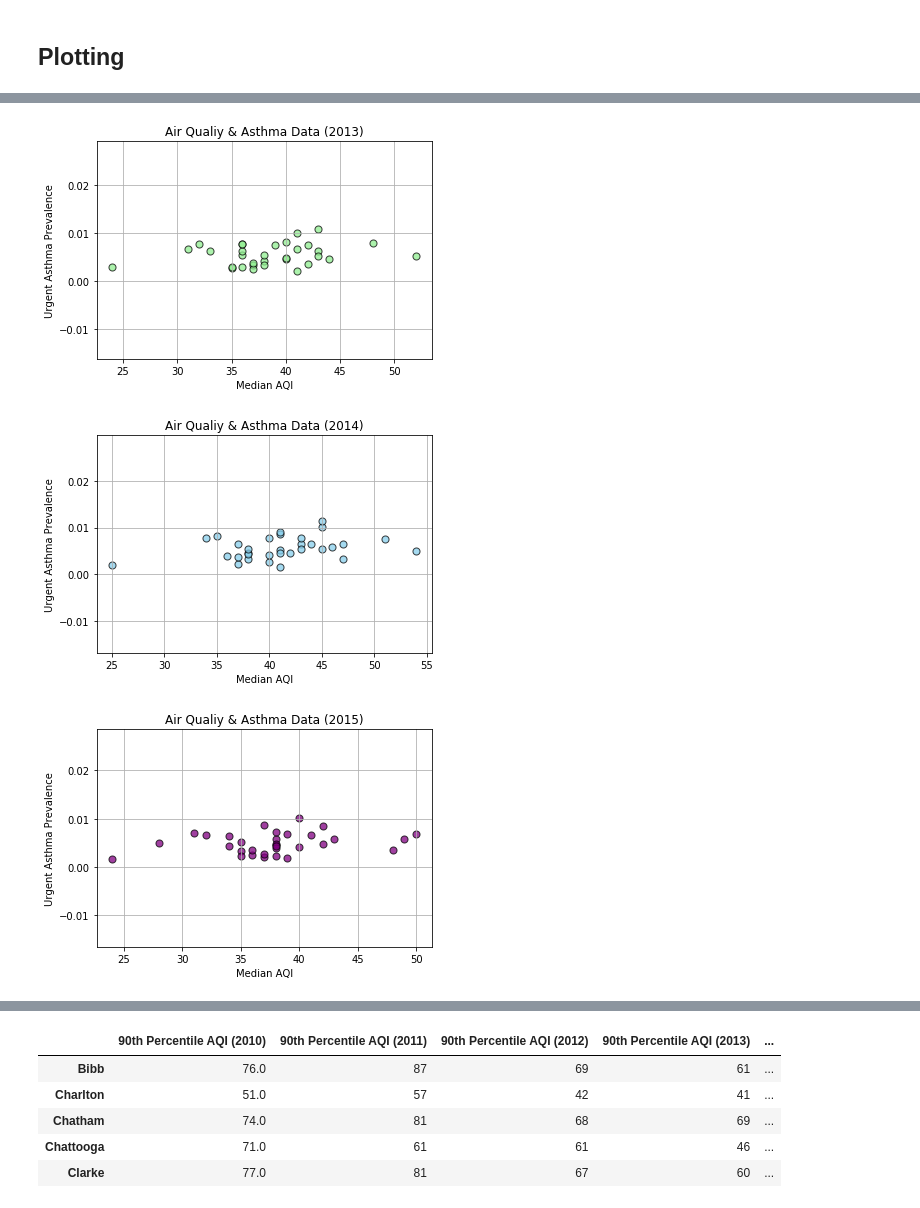
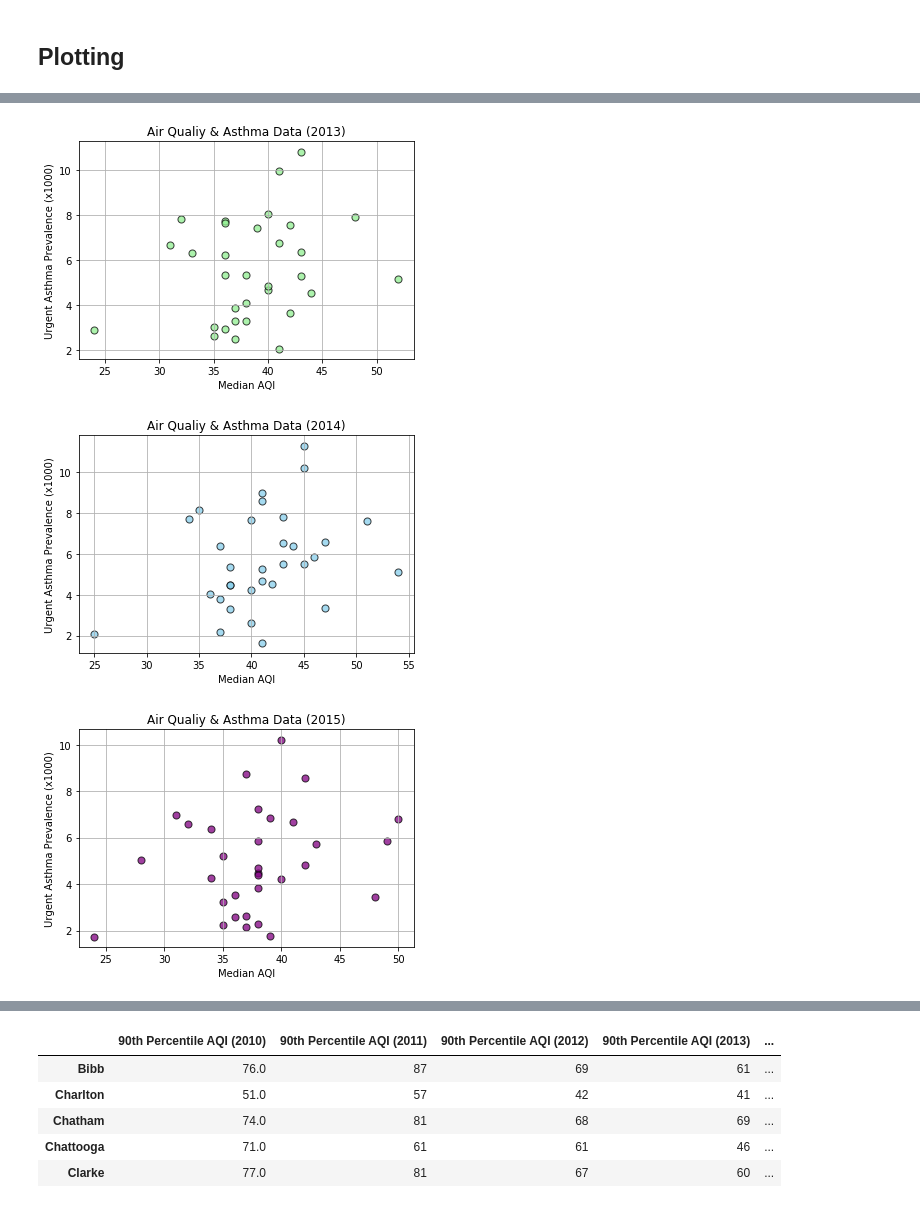
Before and after one commit to ghteds/healthproject, a Jupyter notebook: Code/Air & Asthma.ipynb, the cells around one changed output, grey strips where cells are left out. Saved outputs shown, nothing was run; the diff lists cells and outputs as text; code cells hidden in the pictures.

```diff
--- a/Code/Air & Asthma.ipynb
+++ b/Code/Air & Asthma.ipynb
@@ -174,28 +174,28 @@ plt.savefig("../Images/air_asthma_plot_2012.png")
 # %%
-plt.scatter(xaxis2013, yaxis2013, s = 50, marker="o", facecolors="LightGreen", edgecolors="black", alpha = .75)
+plt.scatter(xaxis2013, yaxis2013*1000, s = 50, marker="o", facecolors="LightGreen", edgecolors="black", alpha = .75)
 plt.grid(b=True, which='major', axis='both')
 x_label = plt.xlabel("Median AQI")
-y_label = plt.ylabel("Urgent Asthma Prevalence")
+y_label = plt.ylabel("Urgent Asthma Prevalence (x1000)")
 plt.title("Air Qualiy & Asthma Data (2013)")
 plt.savefig("../Images/air_asthma_plot_2013.png")
 # %% [output]
-[figure, old version]
+[figure, new version]
 # %%
-plt.scatter(xaxis2014, yaxis2014, s = 50, marker="o", facecolors="SkyBlue", edgecolors="black", alpha = .75)
+plt.scatter(xaxis2014, yaxis2014*1000, s = 50, marker="o", facecolors="SkyBlue", edgecolors="black", alpha = .75)
 plt.grid(b=True, which='major', axis='both')
 x_label = plt.xlabel("Median AQI")
-y_label = plt.ylabel("Urgent Asthma Prevalence")
+y_label = plt.ylabel("Urgent Asthma Prevalence (x1000)")
 plt.title("Air Qualiy & Asthma Data (2014)")
 plt.savefig("../Images/air_asthma_plot_2014.png")
 # %% [output]
-[figure, old version]
+[figure, new version]
 # %%
-plt.scatter(xaxis2015, yaxis2015, s = 50, marker="o", facecolors="Purple", edgecolors="black", alpha = .75)
+plt.scatter(xaxis2015, yaxis2015*1000, s = 50, marker="o", facecolors="Purple", edgecolors="black", alpha = .75)
 plt.grid(b=True, which='major', axis='both')
 x_label = plt.xlabel("Median AQI")
-y_label = plt.ylabel("Urgent Asthma Prevalence")
+y_label = plt.ylabel("Urgent Asthma Prevalence (x1000)")
 plt.title("Air Qualiy & Asthma Data (2015)")
 plt.savefig("../Images/air_asthma_plot_2015.png")
 # %% [output]
-[figure, old version]
+[figure, new version]
 # %%
```
Also changed, not shown: parts of 12 cells of this notebook.
